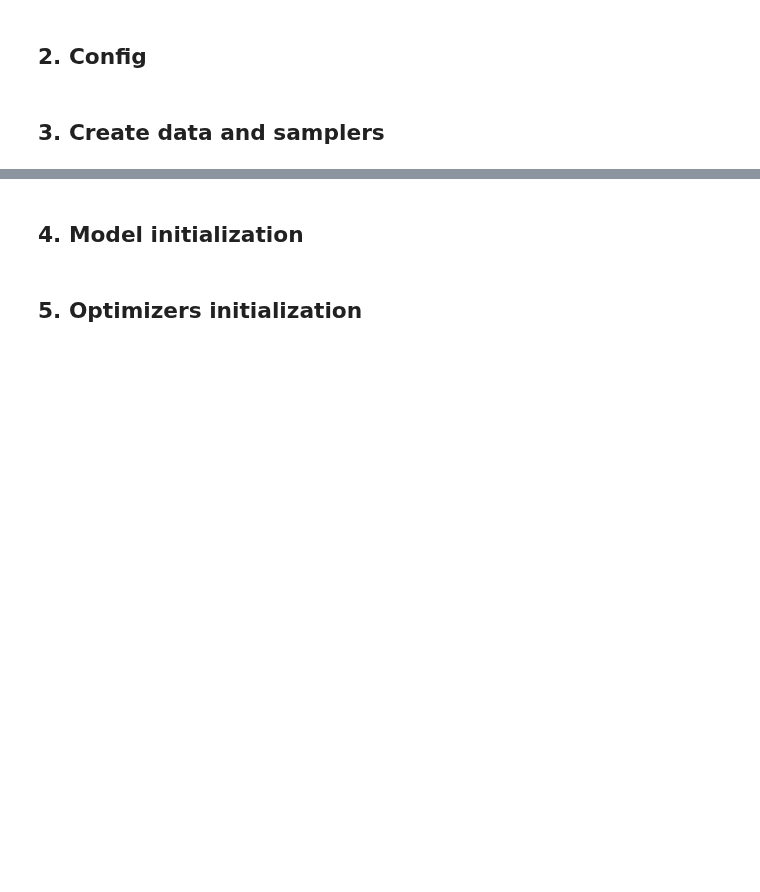
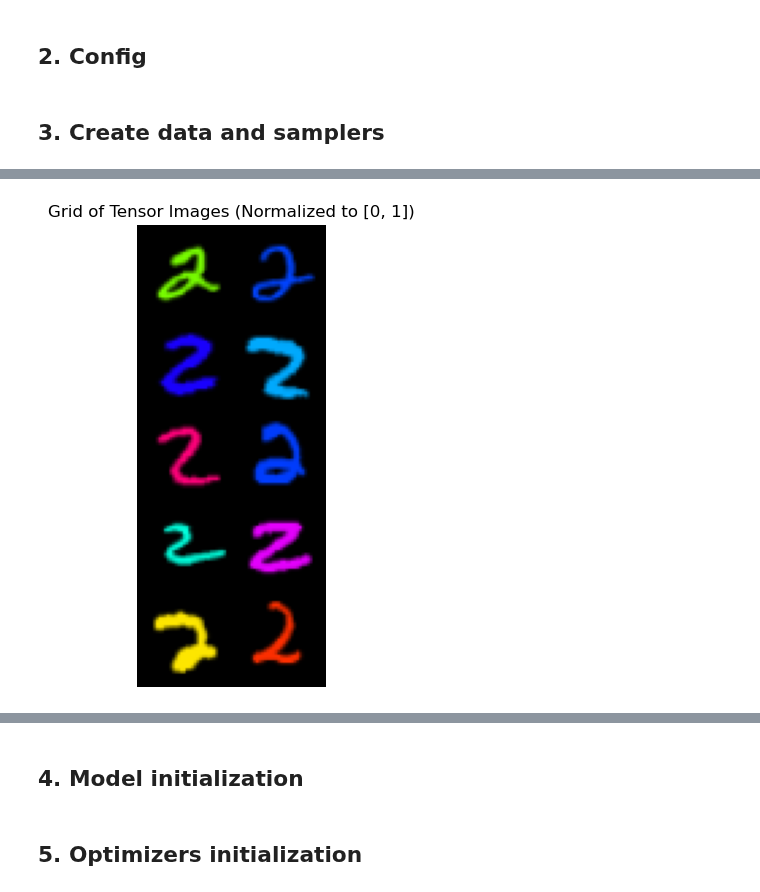
Before and after one commit to MuXauJl11110/EBiEOT, a Jupyter notebook: notebooks/EgEOT_colored_mnist.ipynb, the cells around one changed output, grey strips where cells are left out. Drawn from its saved outputs; the diff is of its cells as text; code cells hidden in the pictures; blank space fills up the shorter version.

```diff
--- a/notebooks/EgEOT_colored_mnist.ipynb
+++ b/notebooks/EgEOT_colored_mnist.ipynb
@@ -109,2 +136,13 @@ import matplotlib.pyplot as plt
+# %%
+grid = tv.utils.make_grid(q_x[:10], nrow=2)
+
+# Plot the grid
+plt.figure(figsize=(6, 6))
+plt.imshow(grid.permute(1, 2, 0).detach().cpu().numpy())
+plt.axis('off')
+plt.title("Grid of Tensor Images (Normalized to [0, 1])")
+plt.show()
+# %% [output]
+[figure, added]
 # %%
 image_tensor = q_x_paired[0].roll(1, dims=0).permute(1, 2, 0)
```
Also changed, not shown: parts of 7 cells of this notebook, 5 other files.
